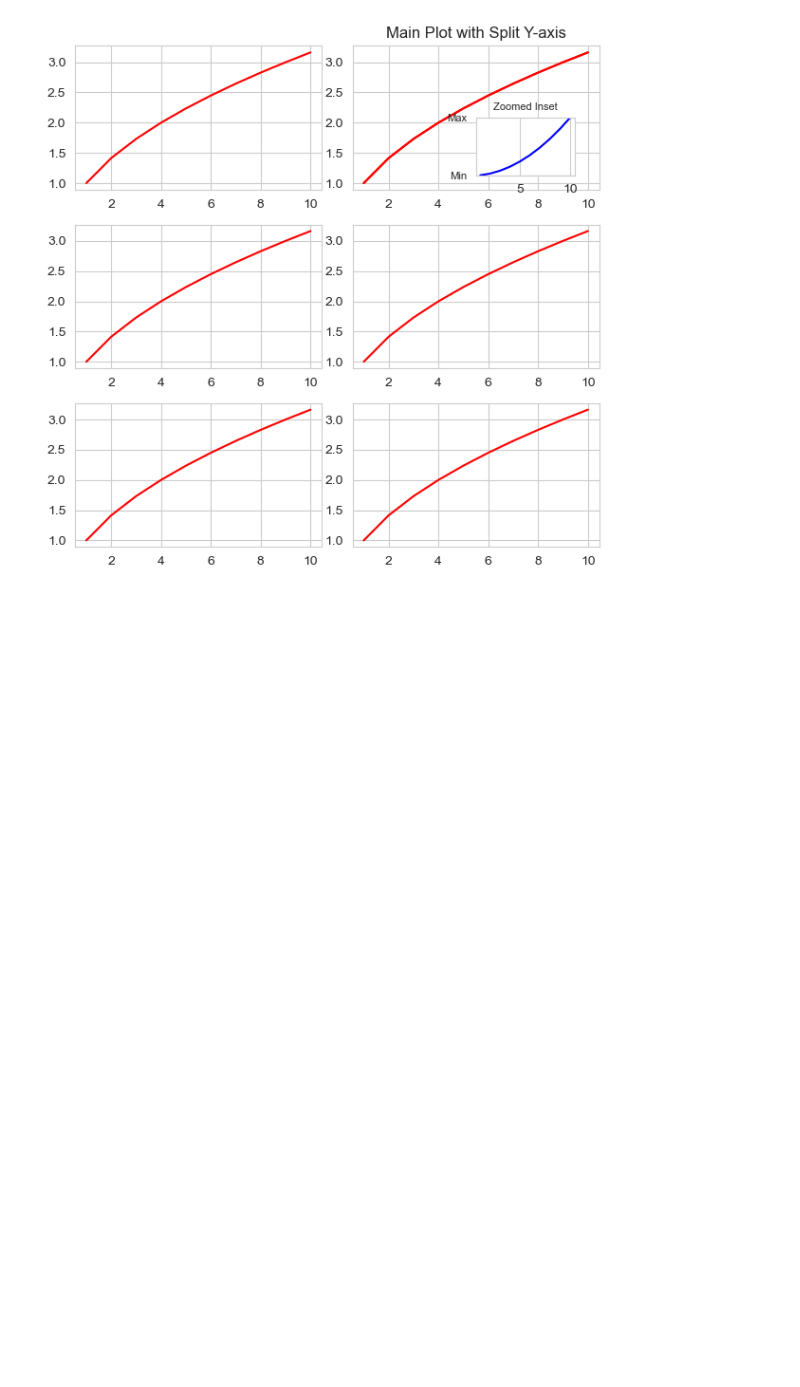
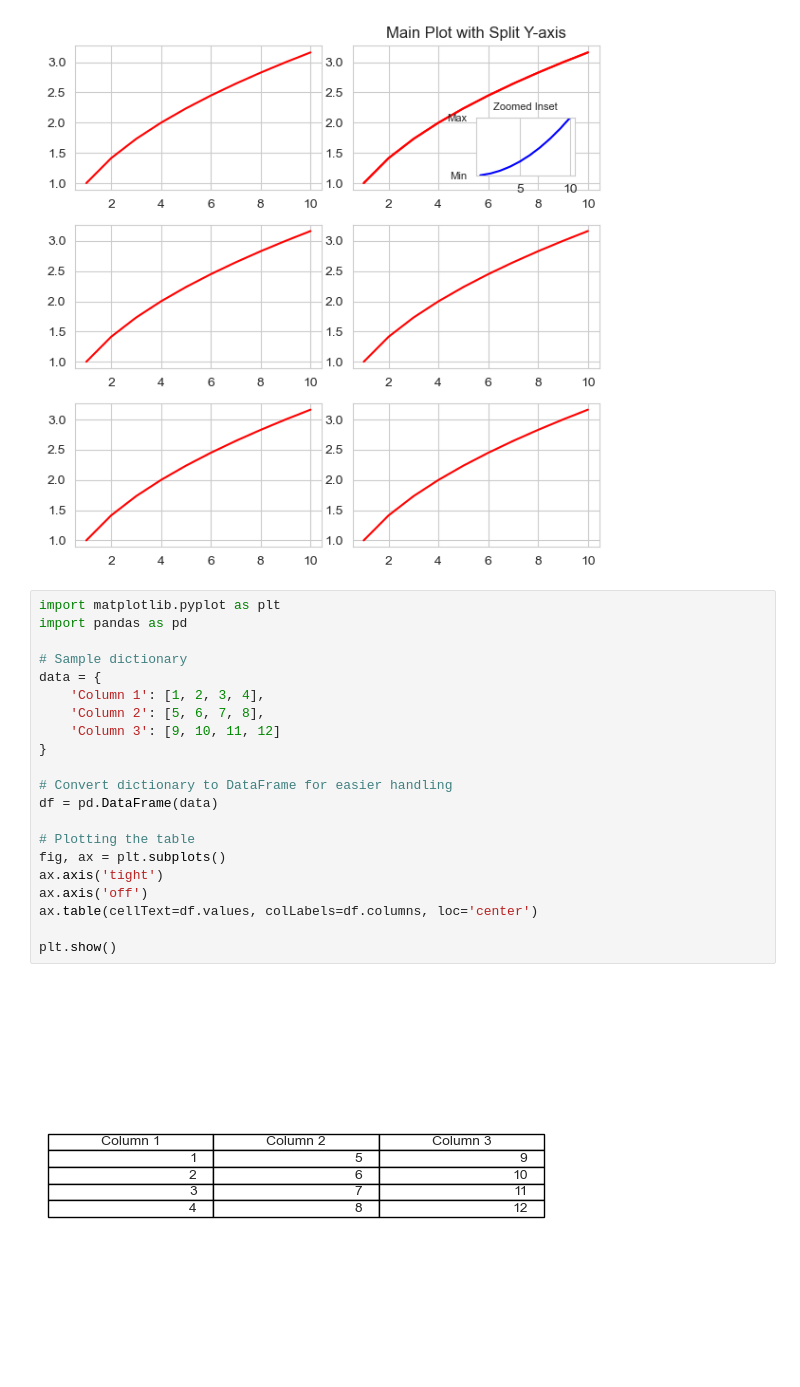
Before and after one commit to JinyangLi01/DFMonitor, a Jupyter notebook: algorithm/scratch.ipynb, the cells around one changed output. Drawn from its saved outputs; the diff is of its cells as text; blank space fills up the shorter version.

```diff
--- a/algorithm/scratch.ipynb
+++ b/algorithm/scratch.ipynb
@@ -161,3 +161,26 @@ plt.tight_layout()
 plt.show()
 # %% [output]
 [figure]
+# %%
+import matplotlib.pyplot as plt
+import pandas as pd
+
+# Sample dictionary
+data = {
+    'Column 1': [1, 2, 3, 4],
+    'Column 2': [5, 6, 7, 8],
+    'Column 3': [9, 10, 11, 12]
+}
+
+# Convert dictionary to DataFrame for easier handling
+df = pd.DataFrame(data)
+
+# Plotting the table
+fig, ax = plt.subplots()
+ax.axis('tight')
+ax.axis('off')
+ax.table(cellText=df.values, colLabels=df.columns, loc='center')
+
+plt.show()
+# %% [output]
+[figure, added]
```
